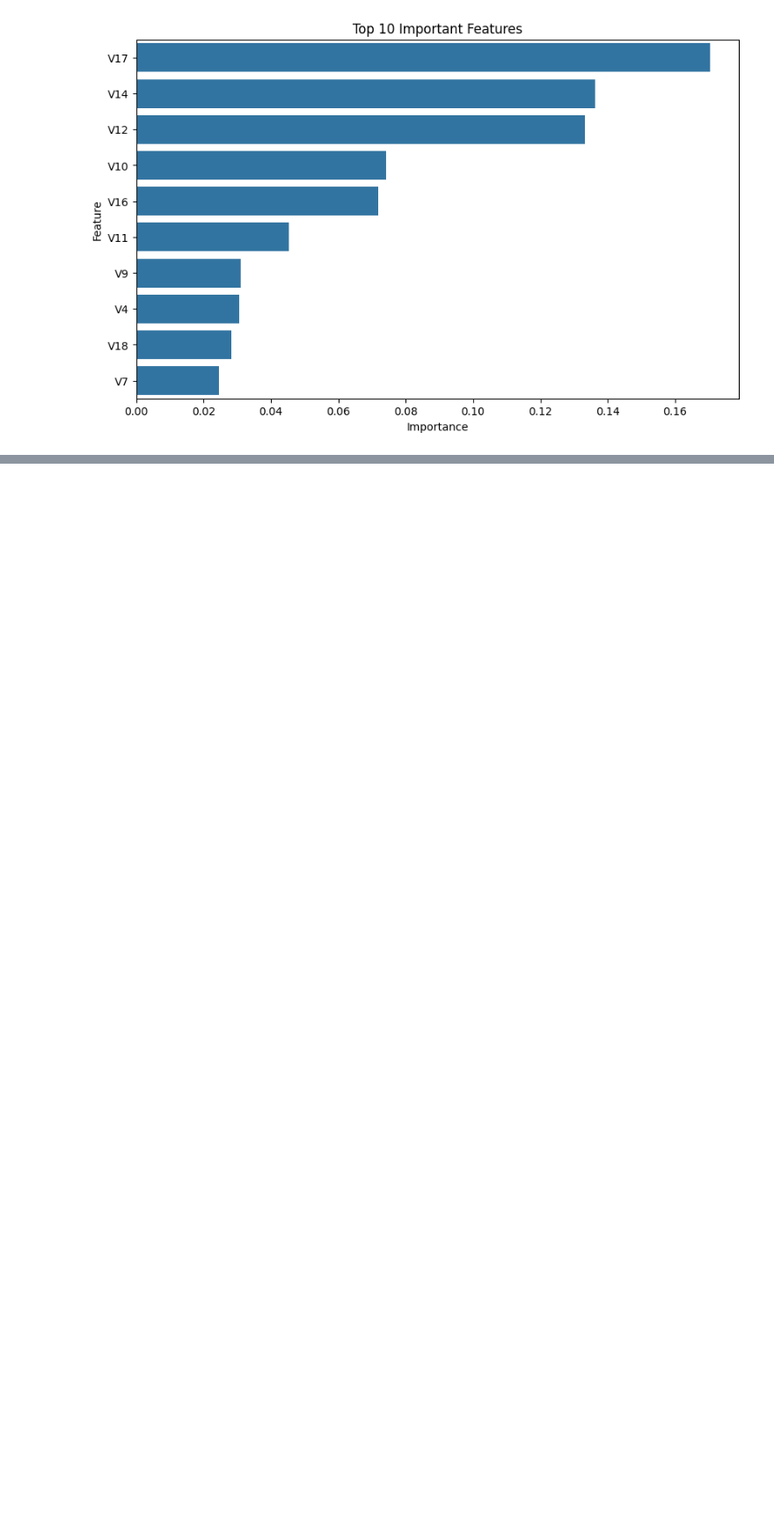
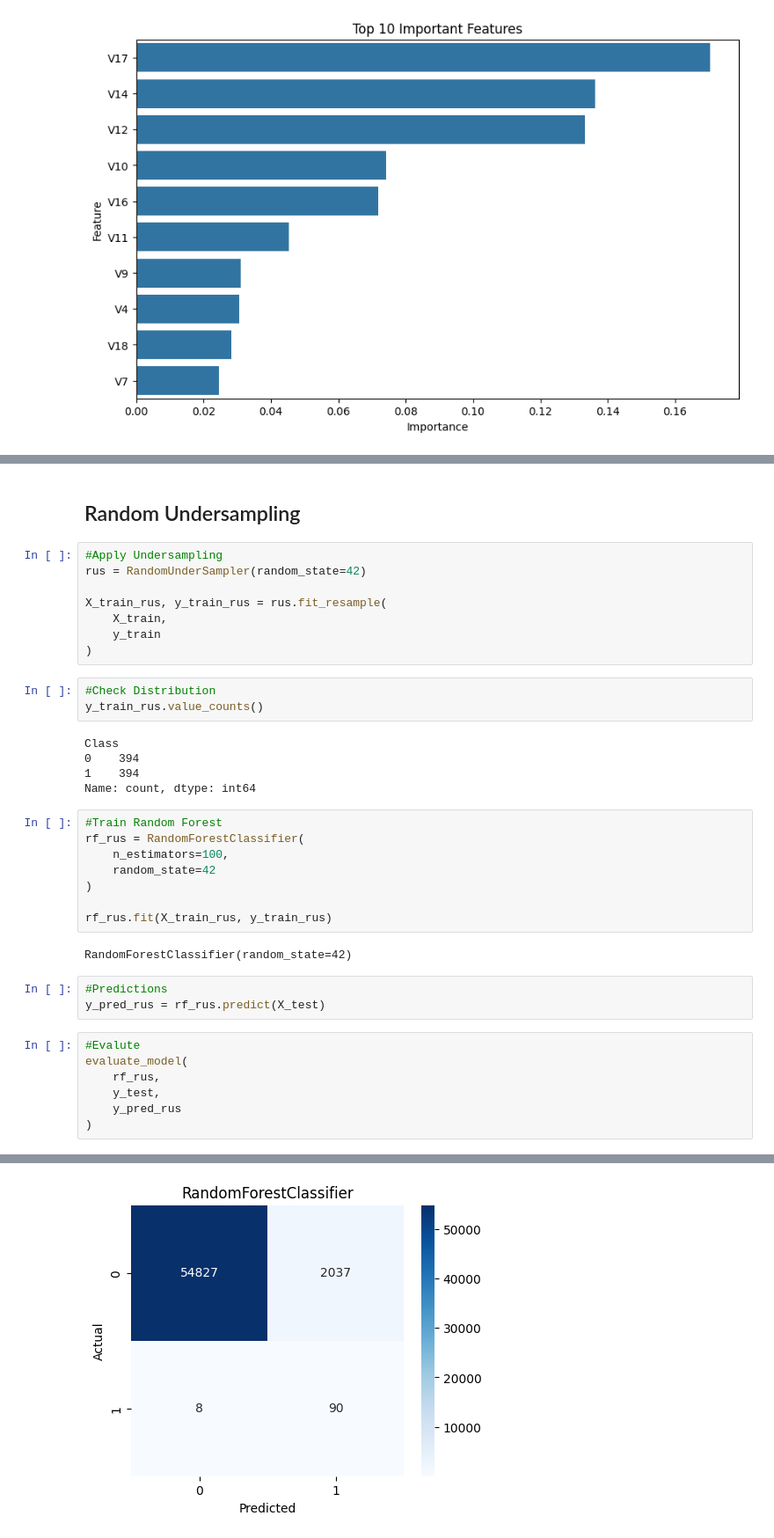
Before and after one commit to rifat-ml-dev/ml-engineer-journey, a Jupyter notebook: fraud_detection_project/notebooks/fraud_detection.ipynb, the cells around one changed output, grey strips where cells are left out. Shown at 88% size. Drawn from its saved outputs; the diff is of its cells as text; blank space fills up the shorter version.

```diff
--- a/fraud_detection_project/notebooks/fraud_detection.ipynb
+++ b/fraud_detection_project/notebooks/fraud_detection.ipynb
@@ -402,0 +530,39 @@ Although Random Forest identified highly important features such as V14 and V10,
+# %% [markdown]
+## Random Undersampling
+# %%
+#Apply Undersampling
+rus = RandomUnderSampler(random_state=42)
+
+X_train_rus, y_train_rus = rus.fit_resample(
+    X_train,
+    y_train
+)
+# %%
+#Check Distribution
+y_train_rus.value_counts()
+# %% [output]
+Class
+0    394
+1    394
+Name: count, dtype: int64
+# %%
+#Train Random Forest
+rf_rus = RandomForestClassifier(
+    n_estimators=100,
+    random_state=42
+)
+
+rf_rus.fit(X_train_rus, y_train_rus)
+# %% [output]
+RandomForestClassifier(random_state=42)
+# %%
+#Predictions
+y_pred_rus = rf_rus.predict(X_test)
+# %%
+#Evalute
+evaluate_model(
+    rf_rus,
+    y_test,
+    y_pred_rus
+)
+# %% [output]
@@ -402,0 +585 @@ Although Random Forest identified highly important features such as V14 and V10,
+[figure, added]
```
Also changed, not shown: parts of 18 cells of this notebook.
